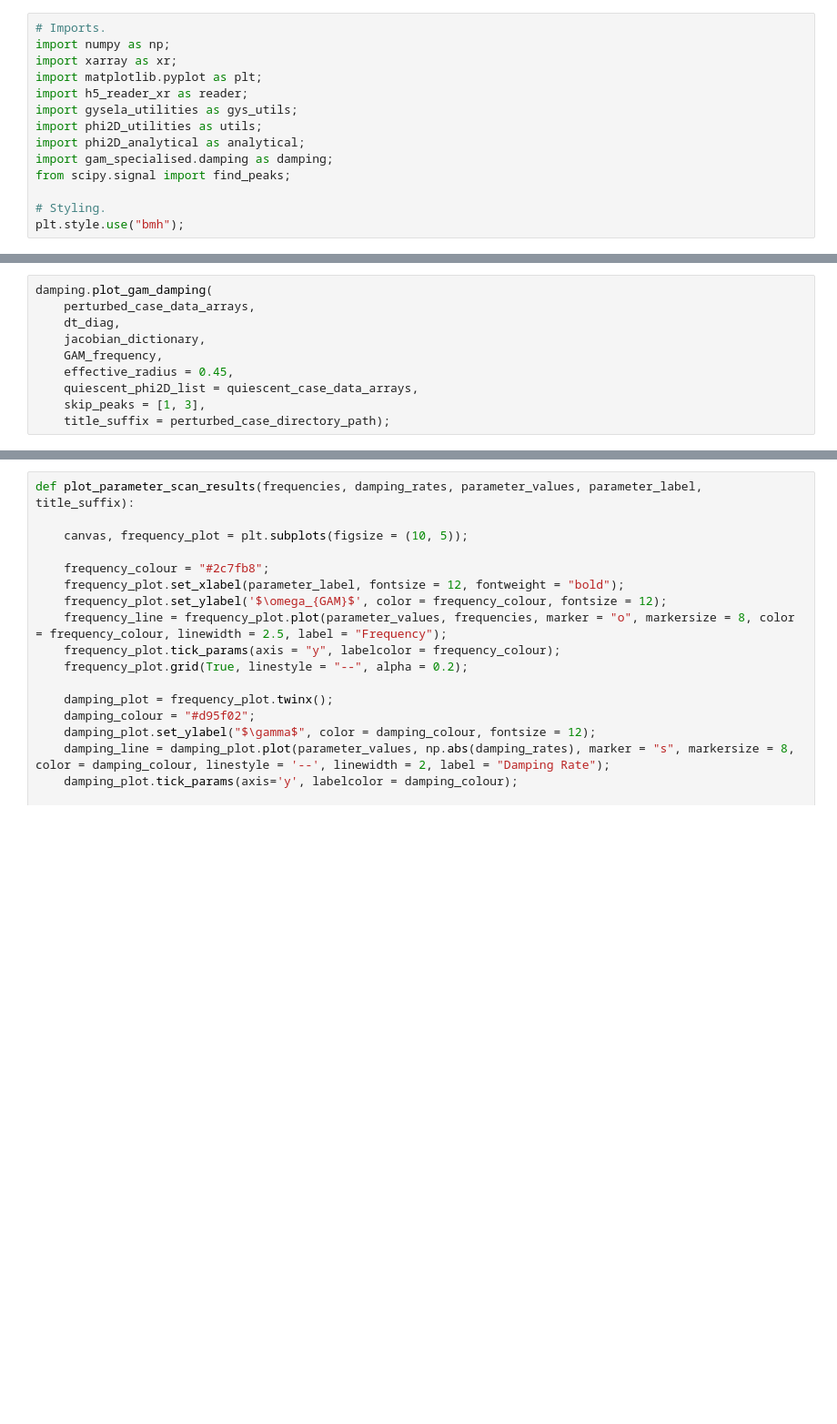
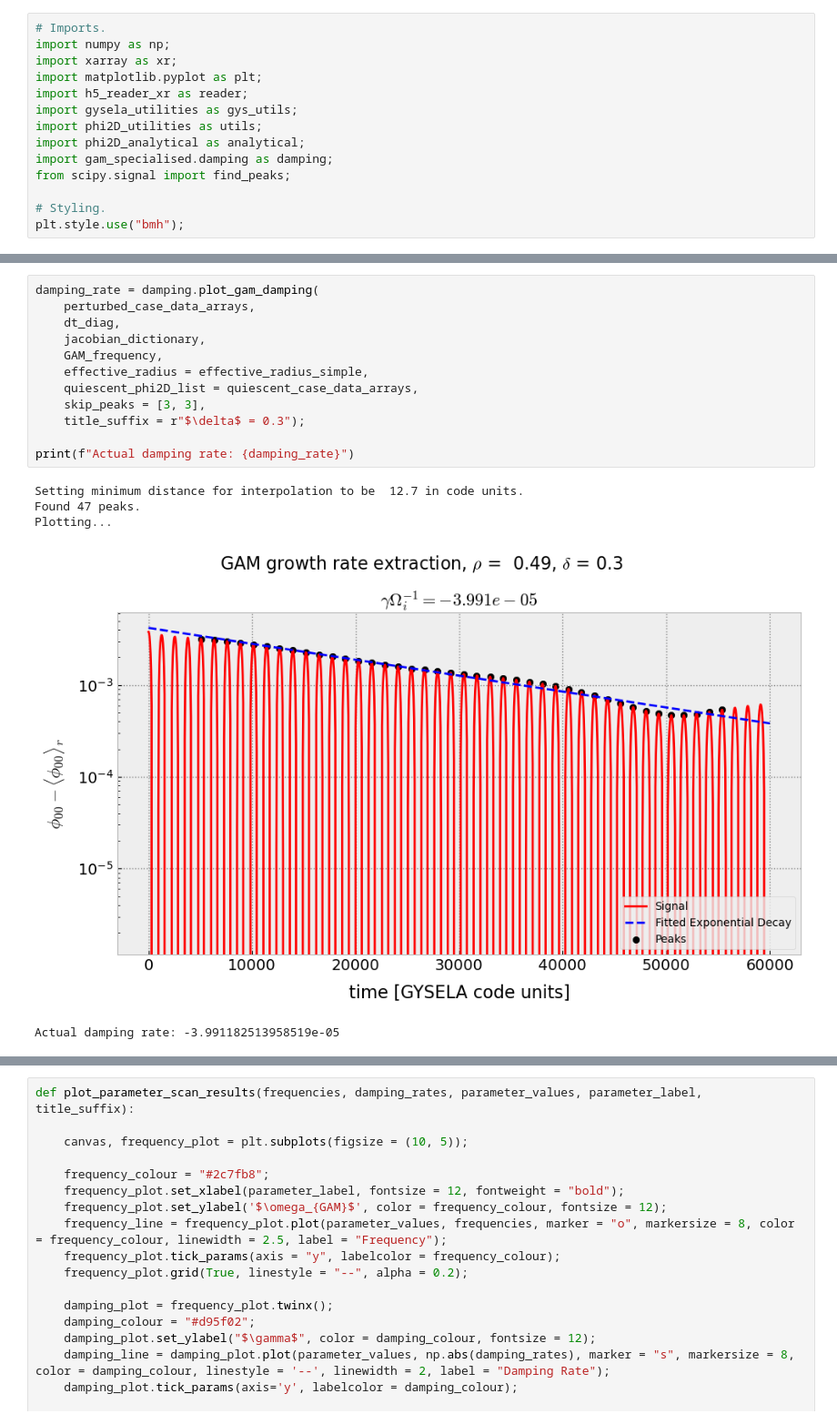
Before and after one commit to seferoni/GYSELA_utils, a Jupyter notebook: post-processing/scripts/vestigial/manual_scan.ipynb, the cells around one changed output, grey strips where cells are left out. Shown at 91% size. Drawn from its saved outputs; the diff is of its cells as text; blank space fills up the shorter version.

```diff
--- a/post-processing/scripts/vestigial/manual_scan.ipynb
+++ b/post-processing/scripts/vestigial/manual_scan.ipynb
@@ -38,11 +59,19 @@ print(f"Damping rate: {physical_data["best_damping_rate"]}")
 # %%
-damping.plot_gam_damping(
+damping_rate = damping.plot_gam_damping(
 	perturbed_case_data_arrays,
 	dt_diag,
 	jacobian_dictionary,
 	GAM_frequency,
-	effective_radius = 0.45,
+	effective_radius = effective_radius_simple,
 	quiescent_phi2D_list = quiescent_case_data_arrays,
-	skip_peaks = [1, 3],
-	title_suffix = perturbed_case_directory_path);
+	skip_peaks = [3, 3],
+	title_suffix = r"$\delta$ = 0.3");
+
+print(f"Actual damping rate: {damping_rate}")
+# %% [output]
+Setting minimum distance for interpolation to be  12.7 in code units.
+Found 47 peaks.
+Plotting...
+[figure, added]
+Actual damping rate: -3.991182513958519e-05
 # %%
```
Also changed, not shown: parts of 5 cells of this notebook, 7 other files.
